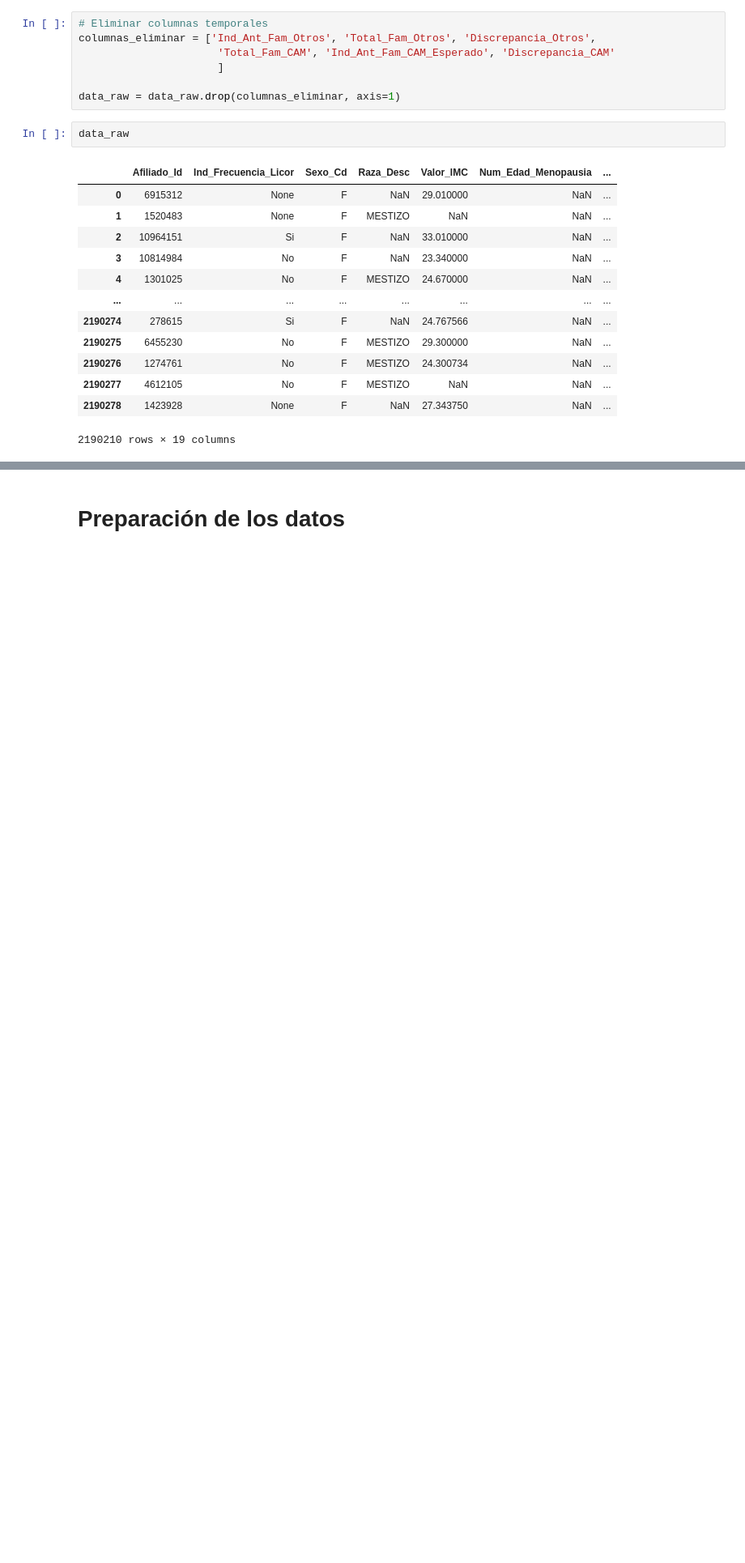
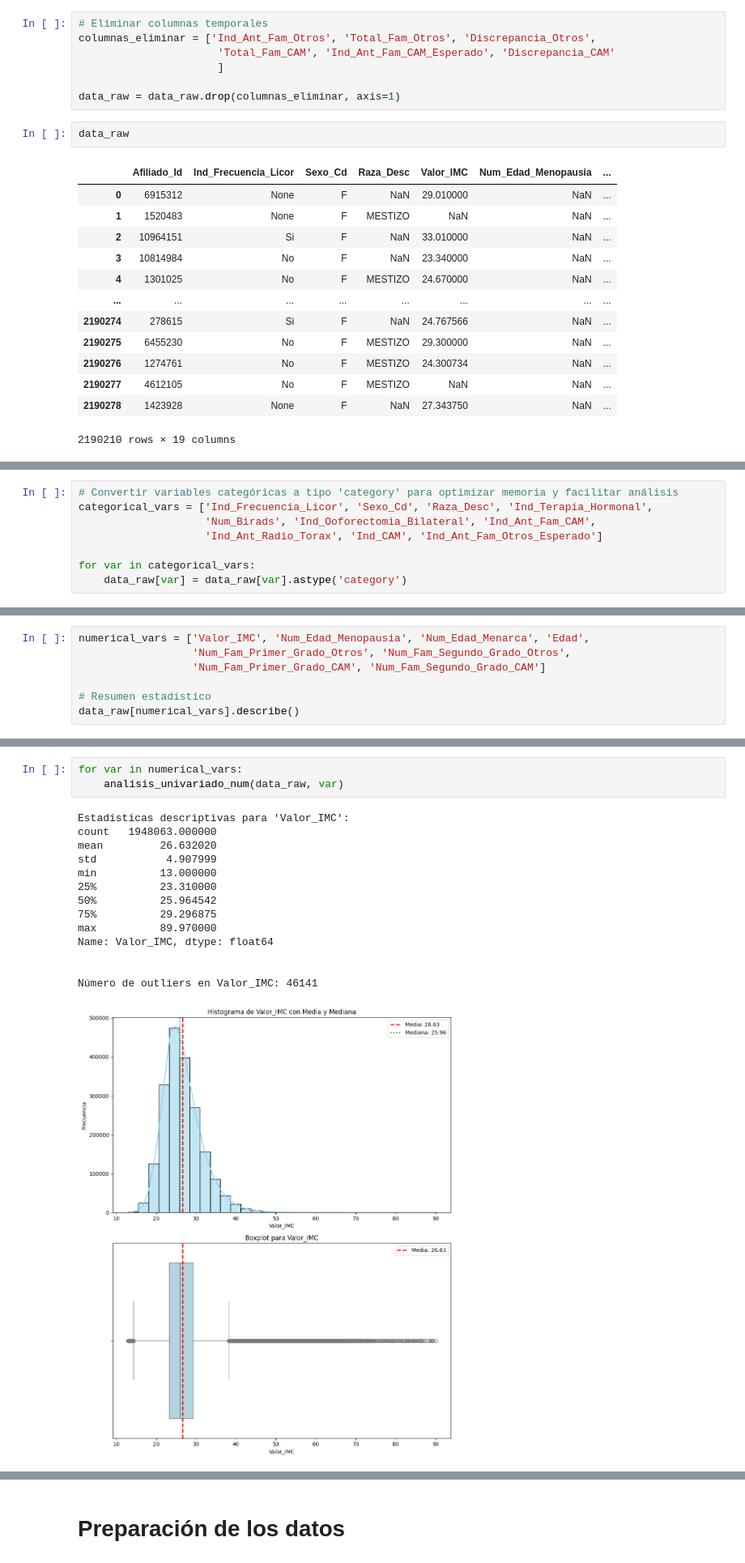
Before and after one commit to jherronr/Modelo_CA_Mama, a Jupyter notebook: Modelo_CA_Mama.ipynb, the cells around one changed output, grey strips where cells are left out. Shown at 81% size. Cells and saved outputs as stored; diff of their text form; blank space fills up the shorter version.

Commit message:
Inicio EDA: Se agrega analisis univariado

```diff
--- a/Modelo_CA_Mama.ipynb
+++ b/Modelo_CA_Mama.ipynb
@@ -401,0 +391,8 @@ data_raw
+# %%
+# Convertir variables categóricas a tipo 'category' para optimizar memoria y facilitar análisis
+categorical_vars = ['Ind_Frecuencia_Licor', 'Sexo_Cd', 'Raza_Desc', 'Ind_Terapia_Hormonal',
+                    'Num_Birads', 'Ind_Ooforectomia_Bilateral', 'Ind_Ant_Fam_CAM',
+                    'Ind_Ant_Radio_Torax', 'Ind_CAM', 'Ind_Ant_Fam_Otros_Esperado']
+
+for var in categorical_vars:
+    data_raw[var] = data_raw[var].astype('category')
@@ -401,0 +405,7 @@ data_raw
+# %%
+numerical_vars = ['Valor_IMC', 'Num_Edad_Menopausia', 'Num_Edad_Menarca', 'Edad',
+                  'Num_Fam_Primer_Grado_Otros', 'Num_Fam_Segundo_Grado_Otros',
+                  'Num_Fam_Primer_Grado_CAM', 'Num_Fam_Segundo_Grado_CAM']
+
+# Resumen estadístico
+data_raw[numerical_vars].describe()
@@ -401,0 +482,18 @@ data_raw
+# %%
+for var in numerical_vars:
+    analisis_univariado_num(data_raw, var)
+# %% [output]
+Estadísticas descriptivas para 'Valor_IMC':
+count   1948063.000000
+mean         26.632020
+std           4.907999
+min          13.000000
+25%          23.310000
+50%          25.964542
+75%          29.296875
+max          89.970000
+Name: Valor_IMC, dtype: float64
+
+
+Número de outliers en Valor_IMC: 46141
+[figure, added]
```
Also changed, not shown: parts of 17 cells of this notebook, 1 other file.
